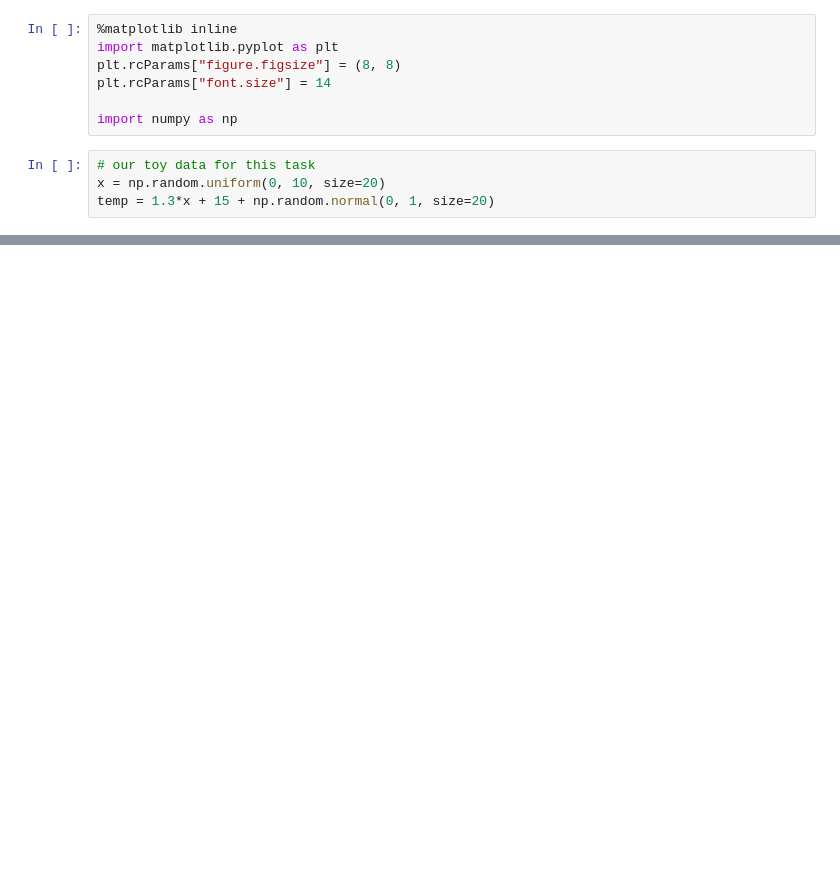
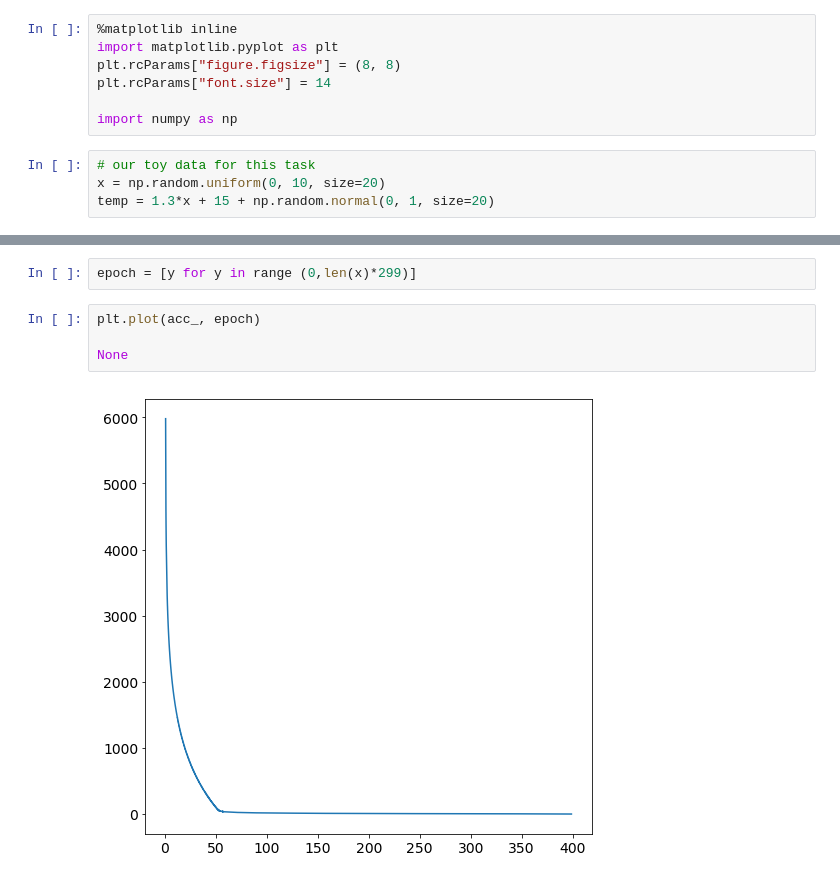
Before and after one commit to cottalucas/ds-2017, a Jupyter notebook: neuralNets/linear-regression-stochasticGD.ipynb, the cells around one changed output, grey strips where cells are left out. Saved outputs shown, nothing was run; the diff lists cells and outputs as text; blank space fills up the shorter version.

```diff
--- a/neuralNets/linear-regression-stochasticGD.ipynb
+++ b/neuralNets/linear-regression-stochasticGD.ipynb
@@ -136,0 +126,8 @@ ______________________
+# %%
+epoch = [y for y in range (0,len(x)*299)]
+# %%
+plt.plot(acc_, epoch)
+
+None
+# %% [output]
+[figure, added]
```
Also changed, not shown: parts of 8 cells of this notebook.
